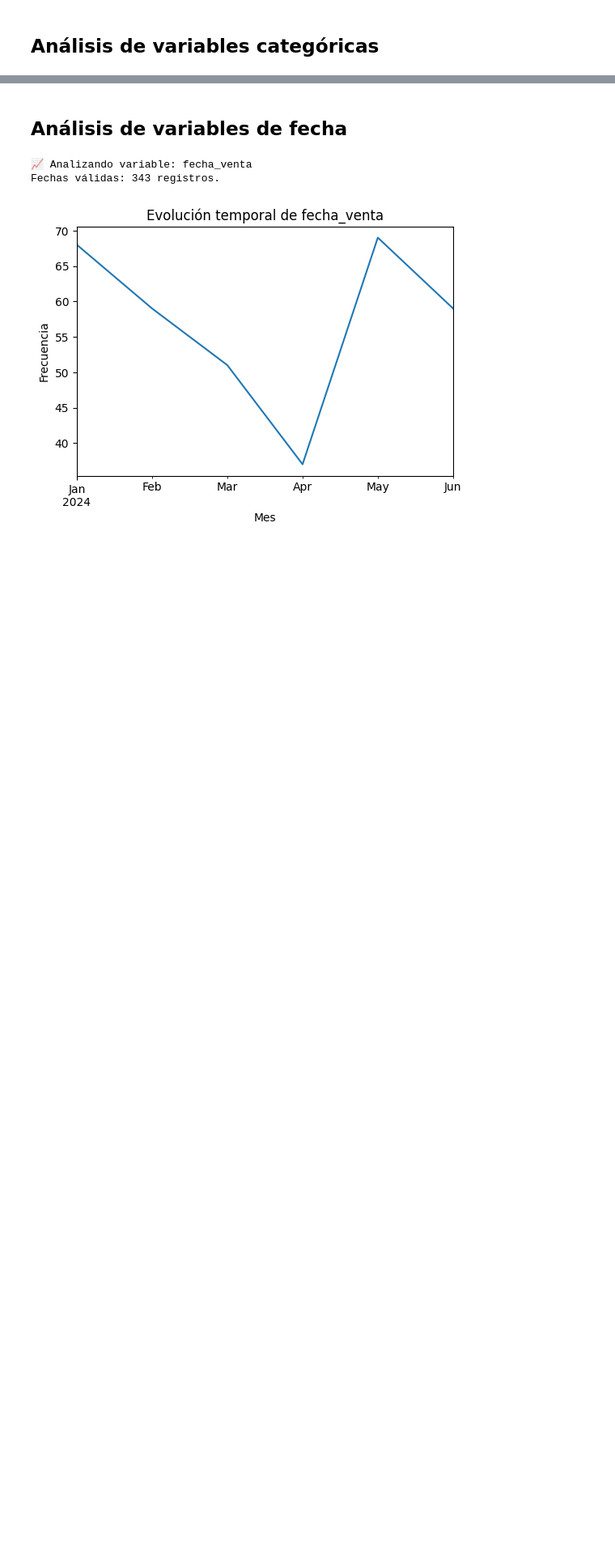
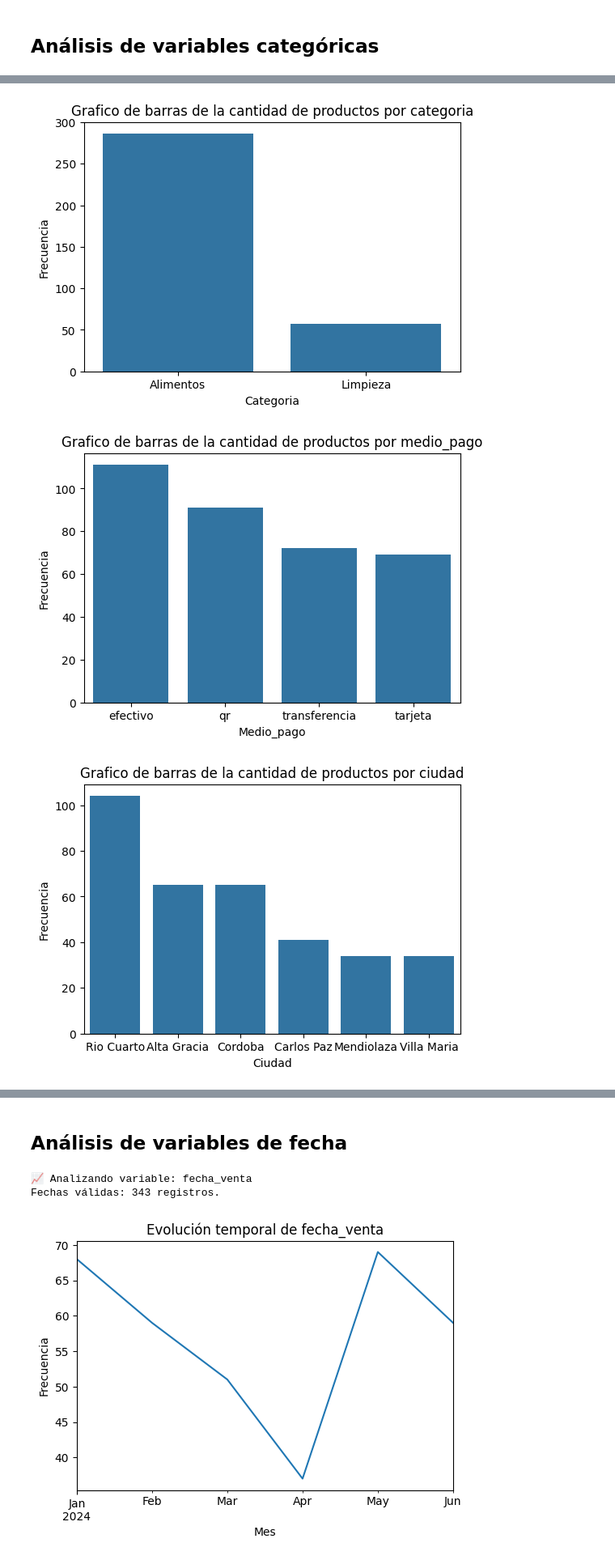
Before and after one commit to MartinOtamendiT/Aurelion, a Jupyter notebook: analisis_notebook.ipynb, the cells around one changed output, grey strips where cells are left out. Shown at 81% size. Cells and saved outputs as stored; diff of their text form; code cells hidden in the pictures; blank space fills up the shorter version.

```diff
--- a/analisis_notebook.ipynb
+++ b/analisis_notebook.ipynb
@@ -588,19 +567,2 @@ Name: importe, dtype: float64
 # %% [markdown]
 ## Análisis de variables categóricas
-# %%
-for col in df_unified.columns:
-    if pd.api.types.is_object_dtype(df_unified[col]) or pd.api.types.is_string_dtype(df_unified[col]):
-        print(f"📈 Analizando variable: {col}")
-        # Análisis de todas las filas.
-        if col in ["categoria", "medio_pago", "ciudad"]:
-            counts = df_unified[col].value_counts()
-        # Análisis de un subconjunto de filas dado su alta cardinalidad.
-        else:
-            counts = df_unified[col].value_counts().head(20)
-        print("Valores más frecuentes:\n", counts)
-
-        # Gráfico de barras
-        fig, ax = plt.subplots(figsize=(6, 4))
-        sns.barplot(x=counts.values, y=counts.index, ax=ax)
-        ax.set_title(f"Frecuencia de {col}")
-        plt.show()
@@ -688,0 +571,12 @@ Name: count, dtype: Int64
+# %%
+for col in ["categoria", "medio_pago", "ciudad"]:
+    fig, ax = plt.subplots(figsize=(6, 4))
+    sns.barplot(x=df_unified[col].value_counts().index, y=df_unified[col].value_counts().values)
+    plt.ylabel("Frecuencia")
+    plt.xlabel(col.capitalize())
+    plt.title(f"Grafico de barras de la cantidad de productos por {col}")
+    plt.show()
+# %% [output]
+[figure, added]
+[figure, added]
+[figure, added]
```
Also changed, not shown: parts of 14 cells of this notebook.
